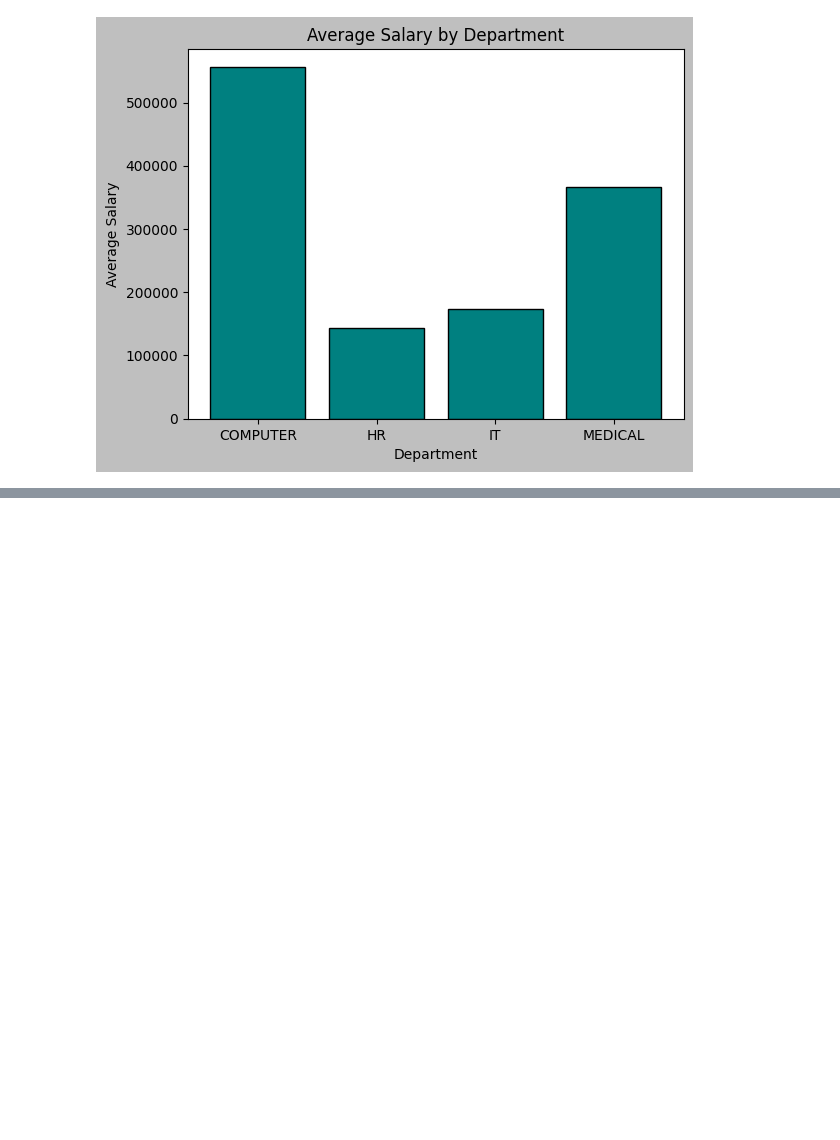
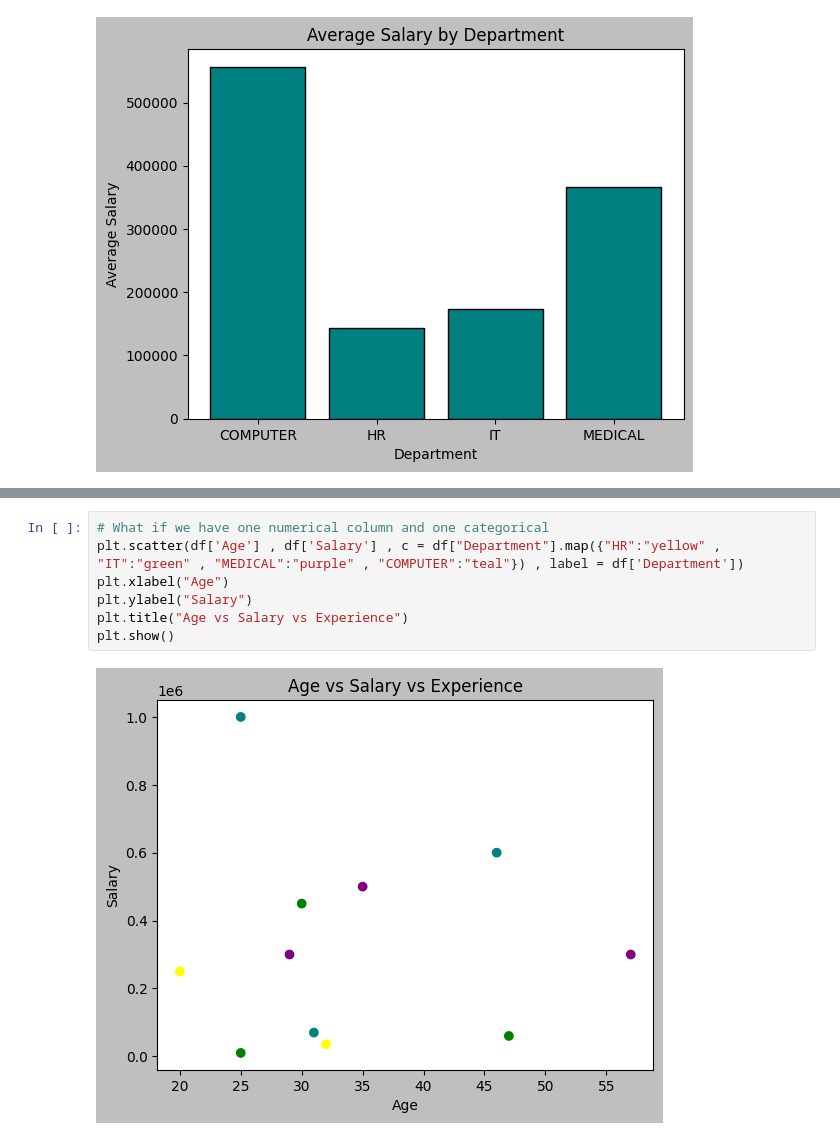
Before and after one commit to saeemane05/Python_Data_Analysis_Fundamental, a Jupyter notebook: MATPLOTLIB/03_bivariate_multivariate.ipynb, the cells around one changed output, grey strips where cells are left out. Drawn from its saved outputs; the diff is of its cells as text; blank space fills up the shorter version.

```diff
--- a/MATPLOTLIB/03_bivariate_multivariate.ipynb
+++ b/MATPLOTLIB/03_bivariate_multivariate.ipynb
@@ -165,0 +220,9 @@ plt.show()
+# %%
+# What if we have one numerical column and one categorical
+plt.scatter(df['Age'] , df['Salary'] , c = df["Department"].map({"HR":"yellow" , "IT":"green" , "MEDICAL":"purple" , "COMPUTER":"teal"}) , label = df['Department'])
+plt.xlabel("Age")
+plt.ylabel("Salary")
+plt.title("Age vs Salary vs Experience")
+plt.show()
+# %% [output]
+[figure, added]
```
Also changed, not shown: parts of 9 cells of this notebook.
